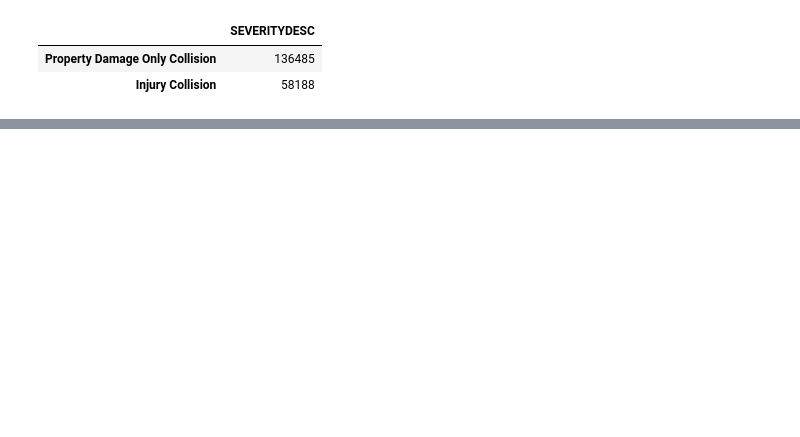
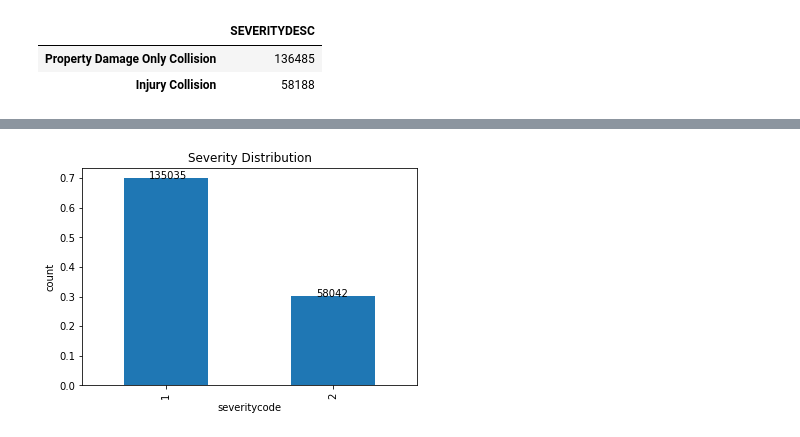
Before and after one commit to atere4ever/Coursera_Capstone, a Jupyter notebook: Car accident severity.ipynb, the cells around one changed output, grey strips where cells are left out. Cells and saved outputs as stored; diff of their text form; code cells hidden in the pictures; blank space fills up the shorter version.

Commit message:
Updated notebook via upload
Car accident severity project

```diff
--- a/Car accident severity.ipynb
+++ b/Car accident severity.ipynb
@@ -56,0 +220,15 @@ NameError: name 'df_Conditions' is not defined
+# %%
+# list of features to keep
+
+features = ['STATUS','ADDRTYPE', 'SEVERITYCODE','PERSONCOUNT', 'PEDCOUNT',
+            'PEDCYLCOUNT', 'VEHCOUNT', 'INCDATE', 'INCDTTM','JUNCTIONTYPE',
+            'WEATHER', 'ROADCOND', 'LIGHTCOND', 'SEGLANEKEY','CROSSWALKKEY',
+            'HITPARKEDCAR']
+# %%
+# create dataframe with features
+df1 = df[features]
+
+# lowercase all column header for easier manipulation
+df1.columns = df1.columns.str.lower()
+
+df1.head(3)
@@ -56,0 +240,16 @@ NameError: name 'df_Conditions' is not defined
+# %%
+# plot the distribution of severitycode
+data = df1['severitycode'].value_counts(normalize=True)
+data.plot(kind='bar')
+
+plt.xlabel('severitycode')
+plt.ylabel('count')
+plt.title('Severity Distribution')
+
+# add data labels corresponding to the actual counts
+for x, y in data.items():
+    plt.text(x-1.1, y, str(df1['severitycode'].value_counts()[x]))
+
+plt.show()
+# %% [output]
+[figure, added]
```
Also changed, not shown: parts of 26 cells of this notebook.
